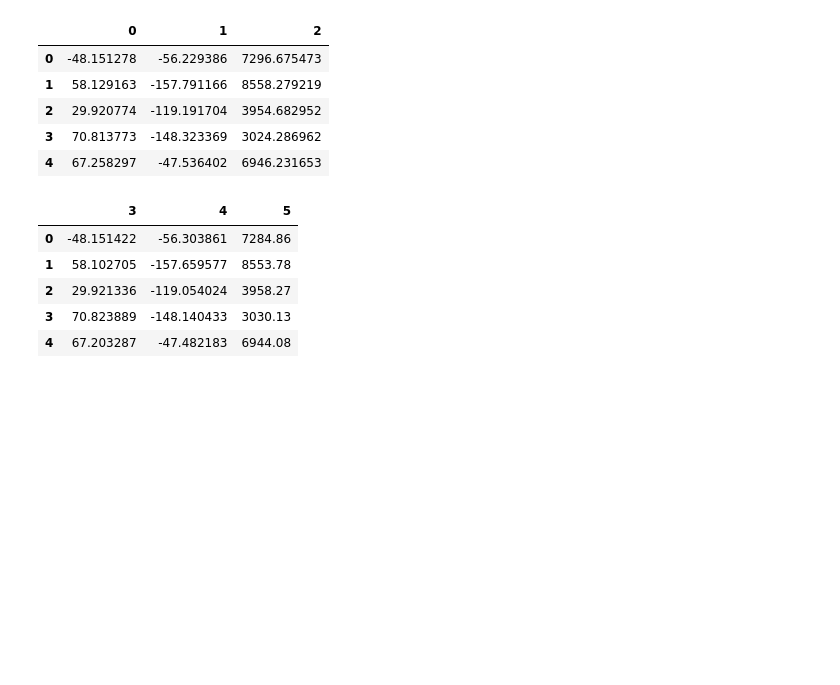
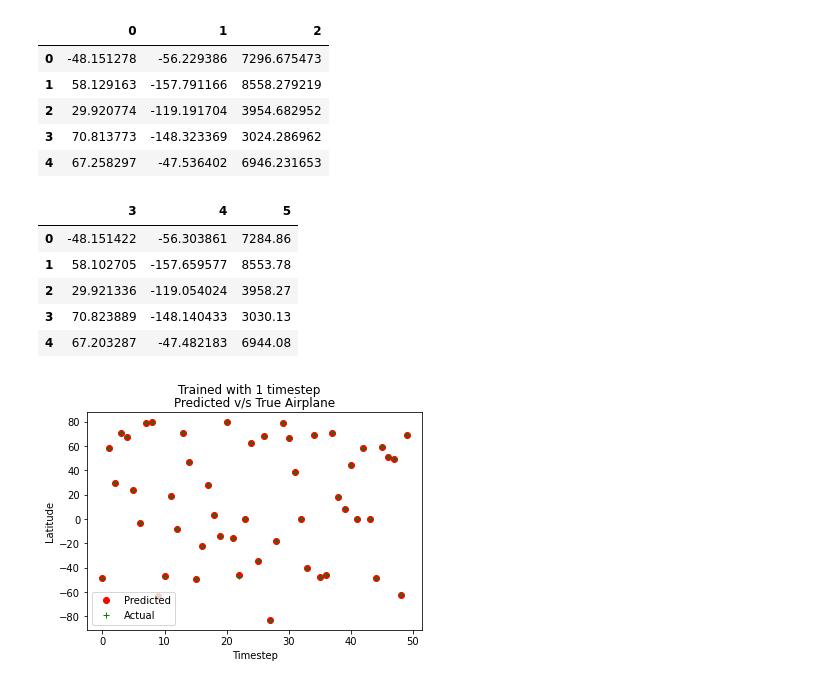
Before and after one commit to DhanashreeRevagade/Clustering-Air-Objects_Challengers-of-the-Unknown, a Jupyter notebook: predict1.ipynb, the cells around one changed output. Saved outputs shown, nothing was run; the diff lists cells and outputs as text; code cells hidden in the pictures; blank space fills up the shorter version.

```diff
--- a/predict1.ipynb
+++ b/predict1.ipynb
@@ -180,3 +180,18 @@ d1.iloc[:,3:].head()
 | 2 | 29.921336 | -119.054024 | 3958.27 |
 | 3 | 70.823889 | -148.140433 | 3030.13 |
 | 4 | 67.203287 | -47.482183 | 6944.08 |
+# %%
+t = np.arange(50)
+x_pred = d1.iloc[:50,0]
+x_true = d2.iloc[:50,0]
+plt.plot(t,x_pred,'ro', label ='Predicted')
+plt.plot(t,x_true,'g+', label ='Actual')
+plt.legend()
+plt.xlabel('Timestep')
+plt.ylabel('Latitude')
+plt.title('Predicted v/s True Airplane')
+plt.suptitle('Trained with 1 timestep')
+plt.savefig('/content/drive/Shared drives/SIH2020/Akash_prediction/lstm_1_lat_time.png')
+plt.show()
+# %% [output]
+[figure, added]
```
